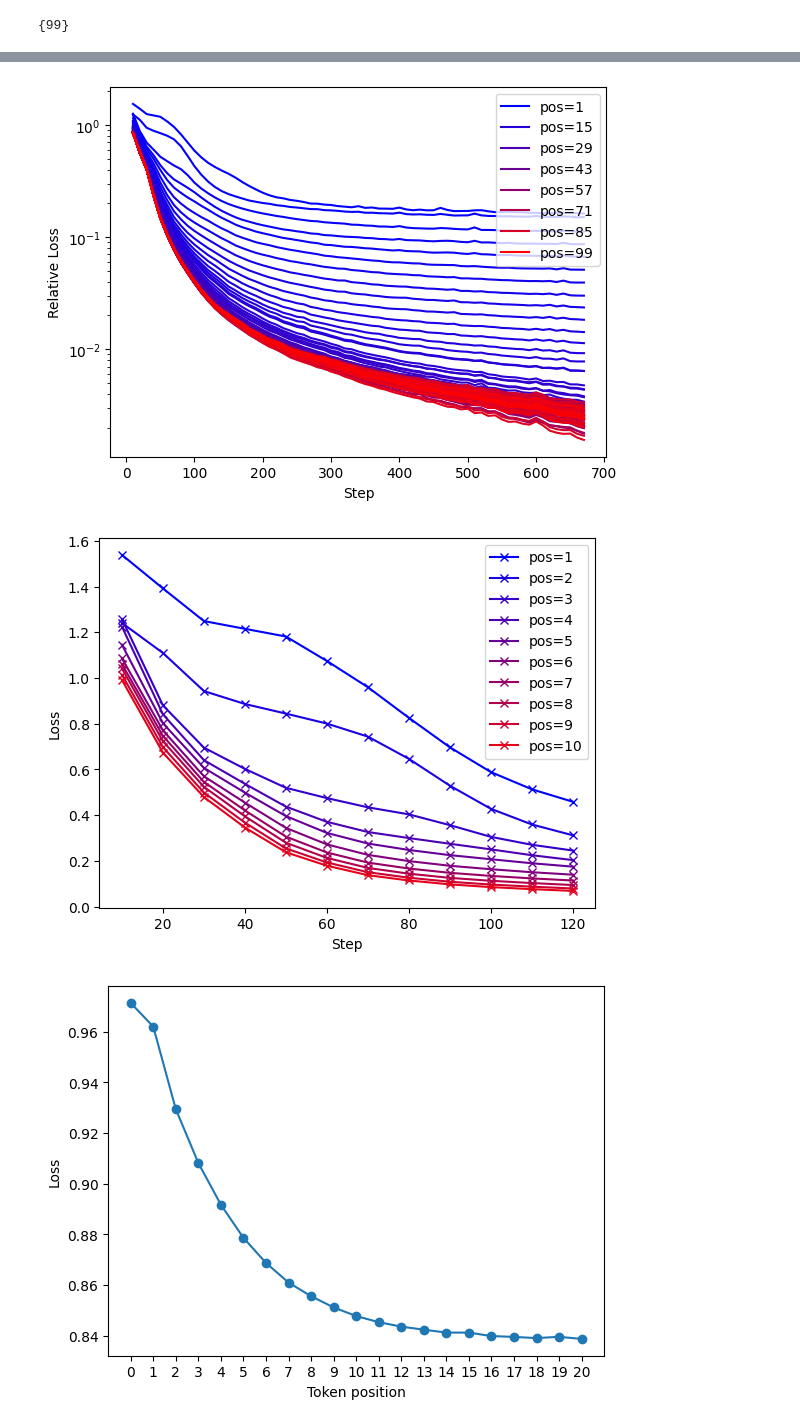
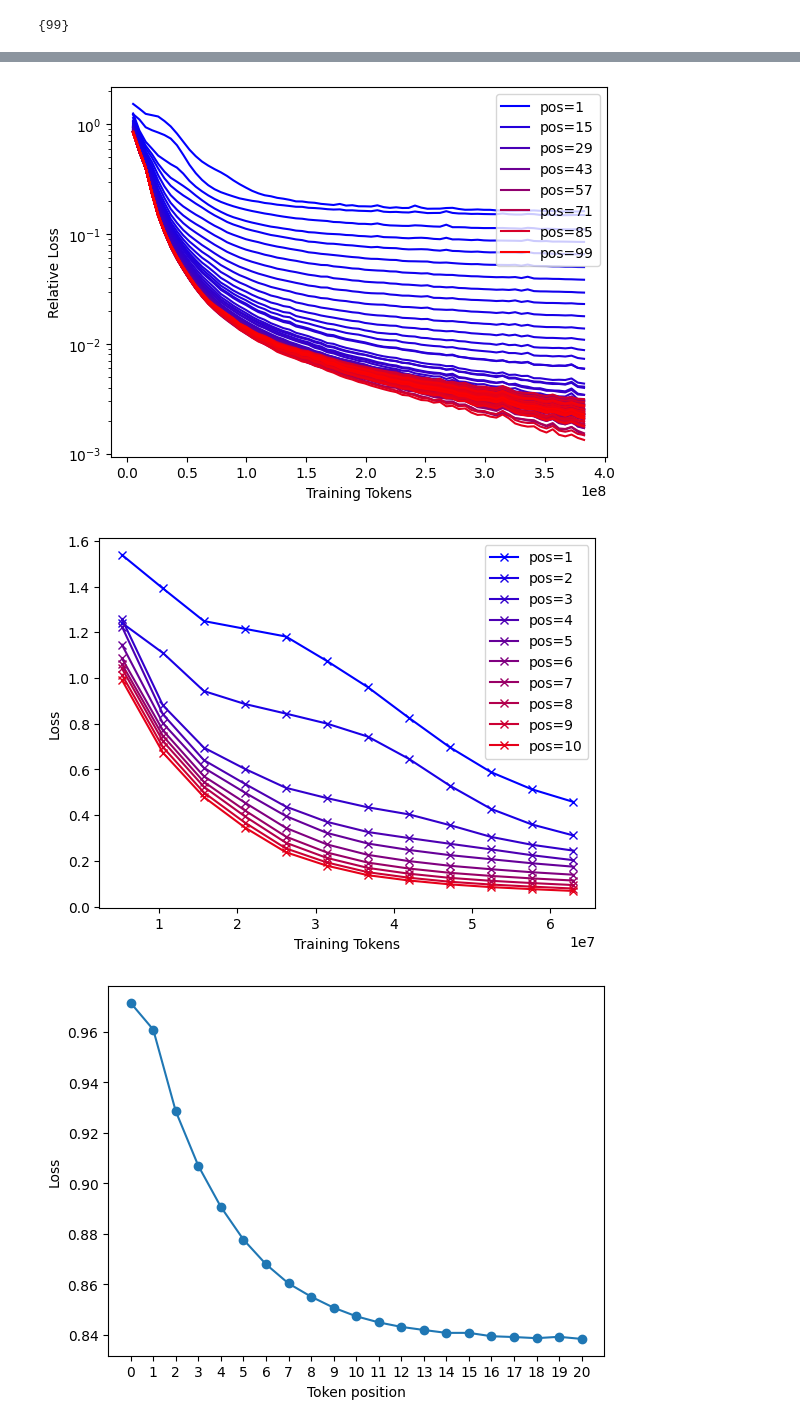
Before and after one commit to Astera-org/simplexity, a Jupyter notebook: notebooks/icl.ipynb, the cells around one changed output, grey strips where cells are left out. Cells and saved outputs as stored; diff of their text form; code cells hidden in the pictures.

```diff
--- a/notebooks/icl.ipynb
+++ b/notebooks/icl.ipynb
@@ -72,14 +72,3 @@ new_metrics: dict[int, Metric] = {int(k.split("_")[-1]): v for k, v in metrics.i
 set(range(100)) - set(new_metrics.keys())
 # %% [output]
 {99}
-# %%
-import matplotlib.pyplot as plt
-
-m = new_metrics[50]
-x = m.steps
-y = m.values
-
-plt.figure()
-plt.semilogy(x, y / min_loss - 1)
-plt.grid(True, which="both")
-plt.show()
@@ -88,26 +75,29 @@ plt.show()
 # %%
 import matplotlib.pyplot as plt
-
-# fig, ax = plt.subplots()
 
 k_max = max(new_metrics.keys())
 
 u = 99
+batch_size = 512
+sequence_length = 1024
+tokens_per_step = batch_size * sequence_length
 
 for k in range(0, u, 1):
     v = new_metrics[k]
+    x = v.steps * tokens_per_step
+    y = v.values / min_loss - 1
     color = (k / u, 0, 1 - k / u)
     if k % 14 == 0:
-        plt.semilogy(v.steps, v.values / min_loss - 1, color=color, label=f"pos={k+1}")
+        plt.semilogy(x, y, color=color, label=f"pos={k+1}")
     else:
-        plt.semilogy(v.steps, v.values / min_loss - 1, color=color)
+        plt.semilogy(x, y, color=color)
 
-plt.xlabel("Step")
+plt.xlabel("Training Tokens")
 plt.ylabel("Relative Loss")
 plt.legend()
 plt.show()
 # %% [output]
-[figure, old version]
+[figure, new version]
 # %%
 k_max = max(new_metrics.keys())
 
@@ -117,14 +107,14 @@ p = 12
 for k in range(0, u, 1):
     v = new_metrics[k]
     color = (k / u, 0, 1 - k / u)
-    plt.plot(v.steps[:p], v.values[:p] / min_loss - 1, "-x", color=color, label=f"pos={k+1}")
+    plt.plot(v.steps[:p] * tokens_per_step, v.values[:p] / min_loss - 1, "-x", color=color, label=f"pos={k+1}")
 
-plt.xlabel("Step")
+plt.xlabel("Training Tokens")
 plt.ylabel("Loss")
 plt.legend()
 plt.show()
 # %% [output]
-[figure, old version]
+[figure, new version]
 # %%
 pos = []
 loss = []
```
Also changed, not shown: parts of 5 cells of this notebook, 8 other files.
